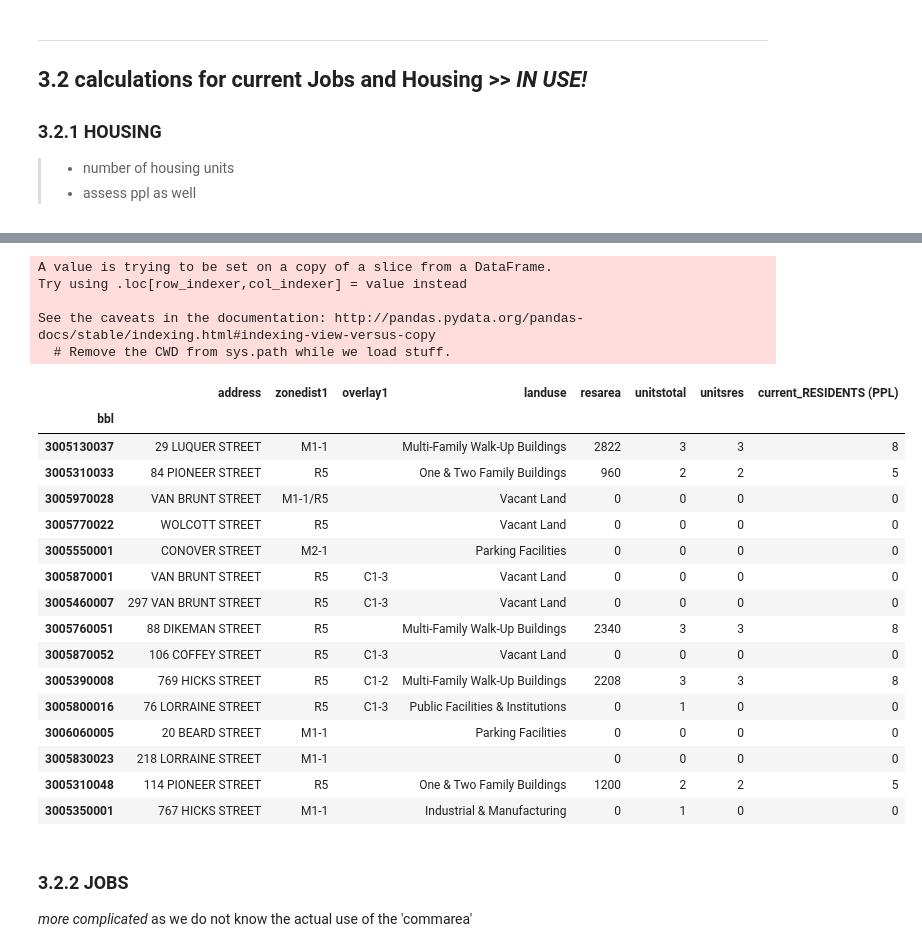
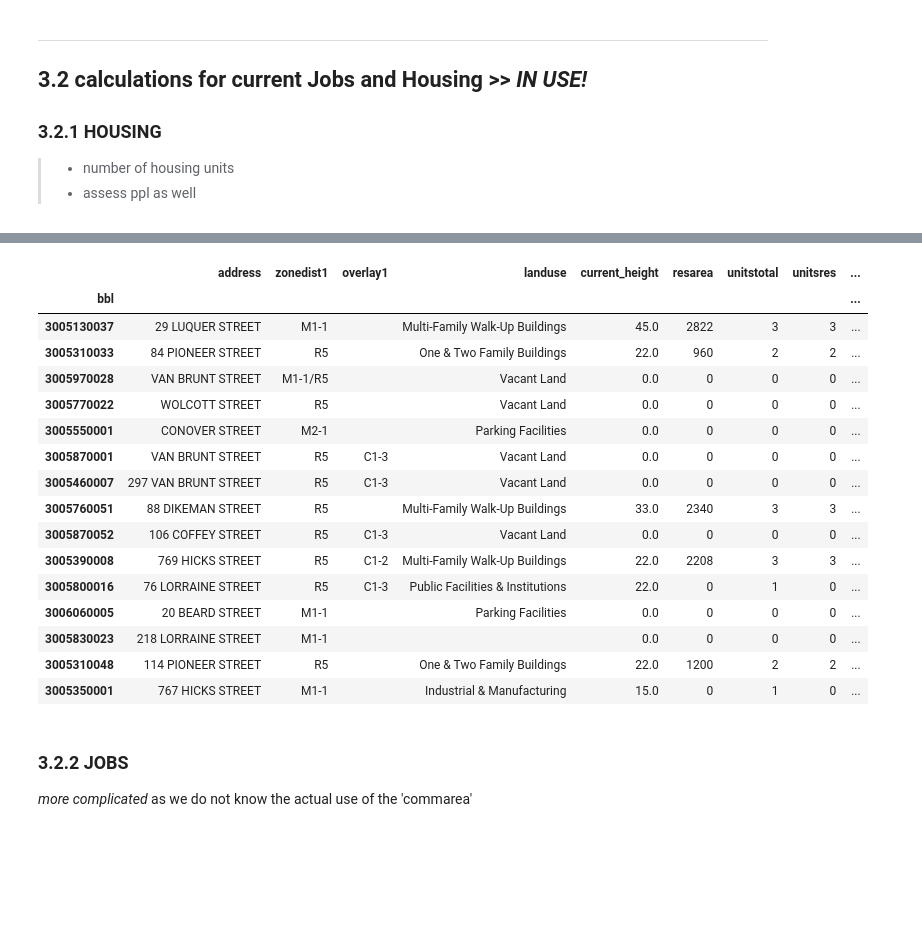
Before and after one commit to drawbrooklyn/RH_zoningAnalysis, a Jupyter notebook: Wolcott_jobs_analysis_20191025.ipynb, the cells around one changed output, grey strips where cells are left out. Cells and saved outputs as stored; diff of their text form; code cells hidden in the pictures; blank space fills up the shorter version.

```diff
--- a/Wolcott_jobs_analysis_20191025.ipynb
+++ b/Wolcott_jobs_analysis_20191025.ipynb
@@ -693,0 +754,26 @@ lots with 6 floors or more:  8
+# %%
+# creating a function for current heights based on # of floors and zoning dist
+
+def current_height(df): #feet
+    if df['numfloors'] == 0:
+        val = 0
+    elif df['zonedist1'] == 'R5':
+        val = df['numfloors'] * 11
+    elif df['zonedist1'] == 'R6':
+        val = df['numfloors'] * 11
+    elif df['zonedist1'] == 'M1-1':
+        val = df['numfloors'] * 15
+    elif df['zonedist1'] == 'M2-1':
+        val = df['numfloors'] * 15
+    elif df['zonedist1'] == 'M3-1':
+        val = df['numfloors'] * 15
+    elif df['zonedist1'] == 'M1-1/R5':
+        val = df['numfloors'] * 11
+    else:
+        val = df['numfloors'] * 11
+    return val
+
+RH_currentAreas['current_height'] = RH_currentAreas.apply(current_height, axis=1)
+
+print(RH_currentAreas.shape)
+RH_currentAreas[['address','zonedist1','landuse','numfloors','current_height']].head(7)
@@ -727,41 +828,38 @@ Index(['address', 'zonedist1', 'overlay1', 'landuse', 'builtfar', 'numfloors',
 | 3005970028 | VAN BRUNT STREET | M1-1/R5 |  | Vacant Land | 0.00 | 0.0 | 0 | 0 | 0 | 0 | ... |
 # %%
 RH_asbuilt = RH_pluto[['address', 'lotarea', 'zonedist1', 'overlay1', 'landuse',
-                       'builtfar', 'numfloors','numbldgs', 'bldgarea', 'comarea',
-                       'factryarea','officearea','retailarea','otherarea','resarea',
-                       'unitstotal','unitsres','geometry']]
+                       'builtfar', 'numfloors','numbldgs', 'bldgarea',
+                       'comarea', 'factryarea','officearea','retailarea','otherarea',
+                       'resarea','unitstotal','unitsres','geometry']]
+
+RH_asbuilt = RH_asbuilt.merge(RH_currentAreas.iloc[:,-1:], left_index=True, right_index=True)
 
 # # checking # of housing units; 1 housing unit / 760 SF
 # RH_asbuilt['HOUSING UNITS'] = (RH_asbuilt['resarea'] / 760).astype(int)
 
 # calculating # of residents; 1 housing unit * 2.73 ppl
 RH_asbuilt['current_RESIDENTS (PPL)'] = (RH_asbuilt['unitsres'] * 2.73).astype(int)
 
-RH_asbuilt[['address','zonedist1', 'overlay1', 'landuse',
+RH_asbuilt[['address','zonedist1', 'overlay1', 'landuse', 'current_height',
             'resarea','unitstotal','unitsres','current_RESIDENTS (PPL)']].head(15)
 # %% [output]
-A value is trying to be set on a copy of a slice from a DataFrame.
-Try using .loc[row_indexer,col_indexer] = value instead
-
-See the caveats in the documentation: http://pandas.pydata.org/pandas-docs/stable/indexing.html#indexing-view-versus-copy
-  # Remove the CWD from sys.path while we load stuff.
-|  | address | zonedist1 | overlay1 | landuse | resarea | unitstotal | unitsres | current_RESIDENTS (PPL) |
-| bbl |  |  |  |  |  |  |  |  |
-| 3005130037 | 29 LUQUER STREET | M1-1 |  | Multi-Family Walk-Up Buildings | 2822 | 3 | 3 | 8 |
-| 3005310033 | 84 PIONEER STREET | R5 |  | One & Two Family Buildings | 960 | 2 | 2 | 5 |
-| 3005970028 | VAN BRUNT STREET | M1-1/R5 |  | Vacant Land | 0 | 0 | 0 | 0 |
-| 3005770022 | WOLCOTT STREET | R5 |  | Vacant Land | 0 | 0 | 0 | 0 |
-| 3005550001 | CONOVER STREET | M2-1 |  | Parking Facilities | 0 | 0 | 0 | 0 |
-| 3005870001 | VAN BRUNT STREET | R5 | C1-3 | Vacant Land | 0 | 0 | 0 | 0 |
-| 3005460007 | 297 VAN BRUNT STREET | R5 | C1-3 | Vacant Land | 0 | 0 | 0 | 0 |
-| 3005760051 | 88 DIKEMAN STREET | R5 |  | Multi-Family Walk-Up Buildings | 2340 | 3 | 3 | 8 |
-| 3005870052 | 106 COFFEY STREET | R5 | C1-3 | Vacant Land | 0 | 0 | 0 | 0 |
-| 3005390008 | 769 HICKS STREET | R5 | C1-2 | Multi-Family Walk-Up Buildings | 2208 | 3 | 3 | 8 |
-| 3005800016 | 76 LORRAINE STREET | R5 | C1-3 | Public Facilities & Institutions | 0 | 1 | 0 | 0 |
-| 3006060005 | 20 BEARD STREET | M1-1 |  | Parking Facilities | 0 | 0 | 0 | 0 |
-| 3005830023 | 218 LORRAINE STREET | M1-1 |  |  | 0 | 0 | 0 | 0 |
-| 3005310048 | 114 PIONEER STREET | R5 |  | One & Two Family Buildings | 1200 | 2 | 2 | 5 |
-| 3005350001 | 767 HICKS STREET | M1-1 |  | Industrial & Manufacturing | 0 | 1 | 0 | 0 |
+|  | address | zonedist1 | overlay1 | landuse | current_height | resarea | unitstotal | unitsres | ... |
+| bbl |  |  |  |  |  |  |  |  | ... |
+| 3005130037 | 29 LUQUER STREET | M1-1 |  | Multi-Family Walk-Up Buildings | 45.0 | 2822 | 3 | 3 | ... |
+| 3005310033 | 84 PIONEER STREET | R5 |  | One & Two Family Buildings | 22.0 | 960 | 2 | 2 | ... |
+| 3005970028 | VAN BRUNT STREET | M1-1/R5 |  | Vacant Land | 0.0 | 0 | 0 | 0 | ... |
+| 3005770022 | WOLCOTT STREET | R5 |  | Vacant Land | 0.0 | 0 | 0 | 0 | ... |
+| 3005550001 | CONOVER STREET | M2-1 |  | Parking Facilities | 0.0 | 0 | 0 | 0 | ... |
+| 3005870001 | VAN BRUNT STREET | R5 | C1-3 | Vacant Land | 0.0 | 0 | 0 | 0 | ... |
+| 3005460007 | 297 VAN BRUNT STREET | R5 | C1-3 | Vacant Land | 0.0 | 0 | 0 | 0 | ... |
+| 3005760051 | 88 DIKEMAN STREET | R5 |  | Multi-Family Walk-Up Buildings | 33.0 | 2340 | 3 | 3 | ... |
+| 3005870052 | 106 COFFEY STREET | R5 | C1-3 | Vacant Land | 0.0 | 0 | 0 | 0 | ... |
+| 3005390008 | 769 HICKS STREET | R5 | C1-2 | Multi-Family Walk-Up Buildings | 22.0 | 2208 | 3 | 3 | ... |
+| 3005800016 | 76 LORRAINE STREET | R5 | C1-3 | Public Facilities & Institutions | 22.0 | 0 | 1 | 0 | ... |
+| 3006060005 | 20 BEARD STREET | M1-1 |  | Parking Facilities | 0.0 | 0 | 0 | 0 | ... |
+| 3005830023 | 218 LORRAINE STREET | M1-1 |  |  | 0.0 | 0 | 0 | 0 | ... |
+| 3005310048 | 114 PIONEER STREET | R5 |  | One & Two Family Buildings | 22.0 | 1200 | 2 | 2 | ... |
+| 3005350001 | 767 HICKS STREET | M1-1 |  | Industrial & Manufacturing | 15.0 | 0 | 1 | 0 | ... |
 # %% [markdown]
 ### 3.2.2 JOBS
 _more complicated_ as we do not know the actual use of the 'commarea'
```
Also changed, not shown: parts of 28 cells of this notebook, 4 other files.
